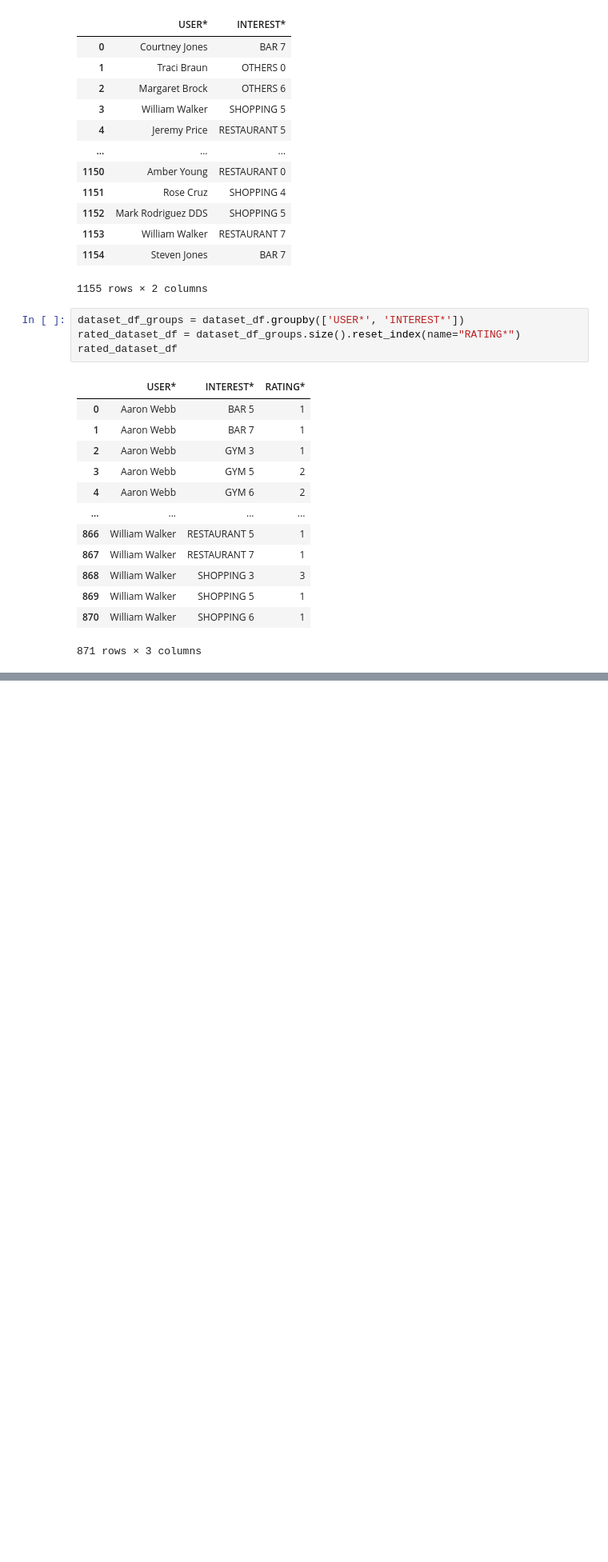
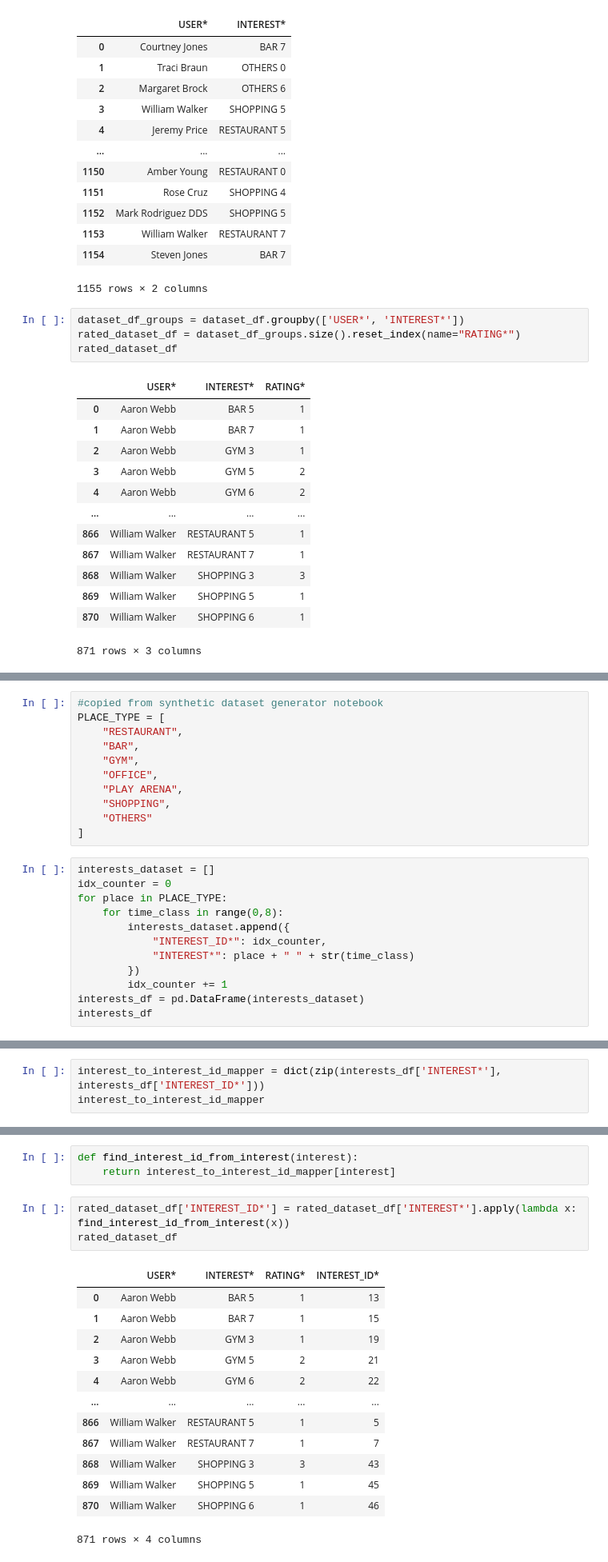
Before and after one commit to abhinav23dixit/Uber-Trips-Recommendation-Engine, a Jupyter notebook: src/Dataset/Rated Dataset Preparation.ipynb, the cells around one changed output, grey strips where cells are left out. Shown at 80% size. Drawn from its saved outputs; the diff is of its cells as text; blank space fills up the shorter version.

```diff
--- a/src/Dataset/Rated Dataset Preparation.ipynb
+++ b/src/Dataset/Rated Dataset Preparation.ipynb
@@ -117,0 +122,23 @@ rated_dataset_df
+# %%
+#copied from synthetic dataset generator notebook
+PLACE_TYPE = [
+    "RESTAURANT",
+    "BAR",
+    "GYM",
+    "OFFICE",
+    "PLAY ARENA",
+    "SHOPPING",
+    "OTHERS"
+]
+# %%
+interests_dataset = []
+idx_counter = 0
+for place in PLACE_TYPE:
+    for time_class in range(0,8):
+        interests_dataset.append({
+            "INTEREST_ID*": idx_counter,
+            "INTEREST*": place + " " + str(time_class)
+        })
+        idx_counter += 1
+interests_df = pd.DataFrame(interests_dataset)
+interests_df
@@ -117,0 +167,3 @@ rated_dataset_df
+# %%
+interest_to_interest_id_mapper = dict(zip(interests_df['INTEREST*'], interests_df['INTEREST_ID*']))
+interest_to_interest_id_mapper
@@ -117,0 +188,20 @@ rated_dataset_df
+# %%
+def find_interest_id_from_interest(interest):
+    return interest_to_interest_id_mapper[interest]
+# %%
+rated_dataset_df['INTEREST_ID*'] = rated_dataset_df['INTEREST*'].apply(lambda x: find_interest_id_from_interest(x))
+rated_dataset_df
+# %% [output]
+|  | USER* | INTEREST* | RATING* | INTEREST_ID* |
+| 0 | Aaron Webb | BAR 5 | 1 | 13 |
+| 1 | Aaron Webb | BAR 7 | 1 | 15 |
+| 2 | Aaron Webb | GYM 3 | 1 | 19 |
+| 3 | Aaron Webb | GYM 5 | 2 | 21 |
+| 4 | Aaron Webb | GYM 6 | 2 | 22 |
+| ... | ... | ... | ... | ... |
+| 866 | William Walker | RESTAURANT 5 | 1 | 5 |
+| 867 | William Walker | RESTAURANT 7 | 1 | 7 |
+| 868 | William Walker | SHOPPING 3 | 3 | 43 |
+| 869 | William Walker | SHOPPING 5 | 1 | 45 |
+| 870 | William Walker | SHOPPING 6 | 1 | 46 |
+871 rows × 4 columns
```
Also changed, not shown: parts of 14 cells of this notebook, 7 other files.
